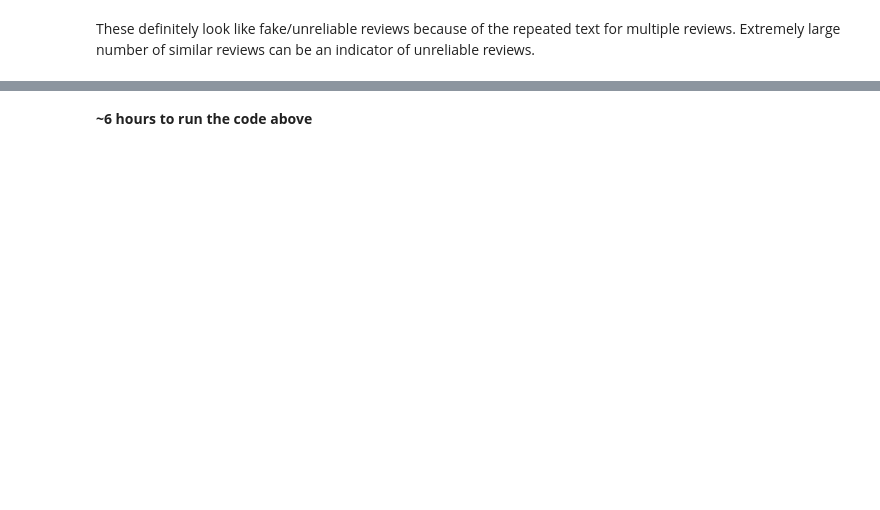
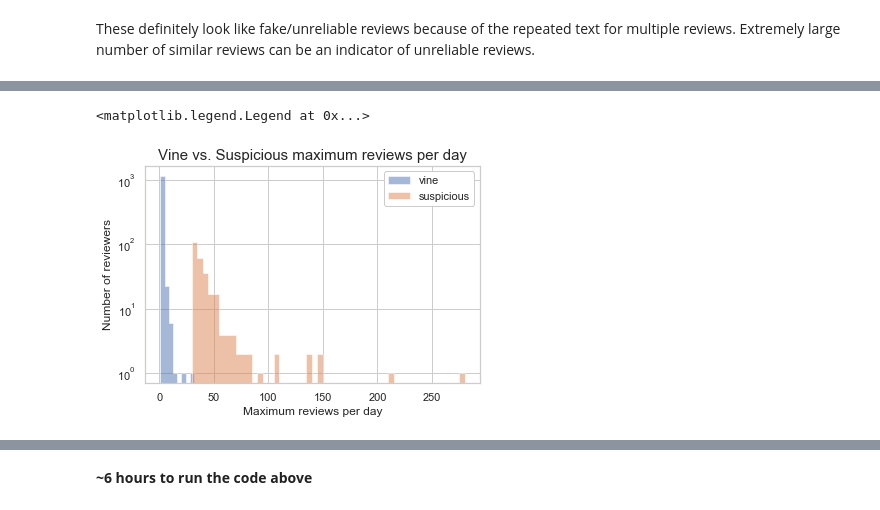
Before and after one commit to chantel808/Springboard_Capstone2, a Jupyter notebook: Amazon_reviews_EDA_CClark.ipynb, the cells around one changed output, grey strips where cells are left out. Cells and saved outputs as stored; diff of their text form; code cells hidden in the pictures; blank space fills up the shorter version.

```diff
--- a/Amazon_reviews_EDA_CClark.ipynb
+++ b/Amazon_reviews_EDA_CClark.ipynb
@@ -690,0 +616,23 @@ customer_df.tail()
+# %%
+def max_dict_value(d):
+    max_val = 0
+    for k,v in d.items():
+        if v > max_val:
+            max_val = v
+    return max_val
+# %%
+# Get the maximum number of reviews written per day for vine reviewers
+vine_revs_pd = []
+
+for reviewer in vine_reviewers:
+    temp = get_freq(reviewer)
+    maxv = max_dict_value(temp)
+    vine_revs_pd.append(maxv)
+# %%
+# Get the maximum number of reviews written per day for suspicious reviewers
+susp_revs_pd = []
+
+for reviewer in suspects:
+    temp = get_freq(reviewer)
+    maxv = max_dict_value(temp)
+    susp_revs_pd.append(maxv)
@@ -690,0 +643,12 @@ customer_df.tail()
+# %%
+# Histogram, reviews per day
+plt.hist(vine_revs_pd, histtype='stepfilled', bins=8, alpha=0.50, label='vine')
+plt.hist(susp_revs_pd, histtype='stepfilled', bins=50, alpha=0.50, label='suspicious')
+plt.yscale('log')
+plt.title('Vine vs. Suspicious maximum reviews per day', fontsize=15)
+plt.xlabel('Maximum reviews per day')
+plt.ylabel('Number of reviewers')
+plt.legend(frameon=True, facecolor='white', framealpha=1)
+# %% [output]
+<matplotlib.legend.Legend at 0x...>
+[figure, added]
```
Also changed, not shown: parts of 95 cells of this notebook.
